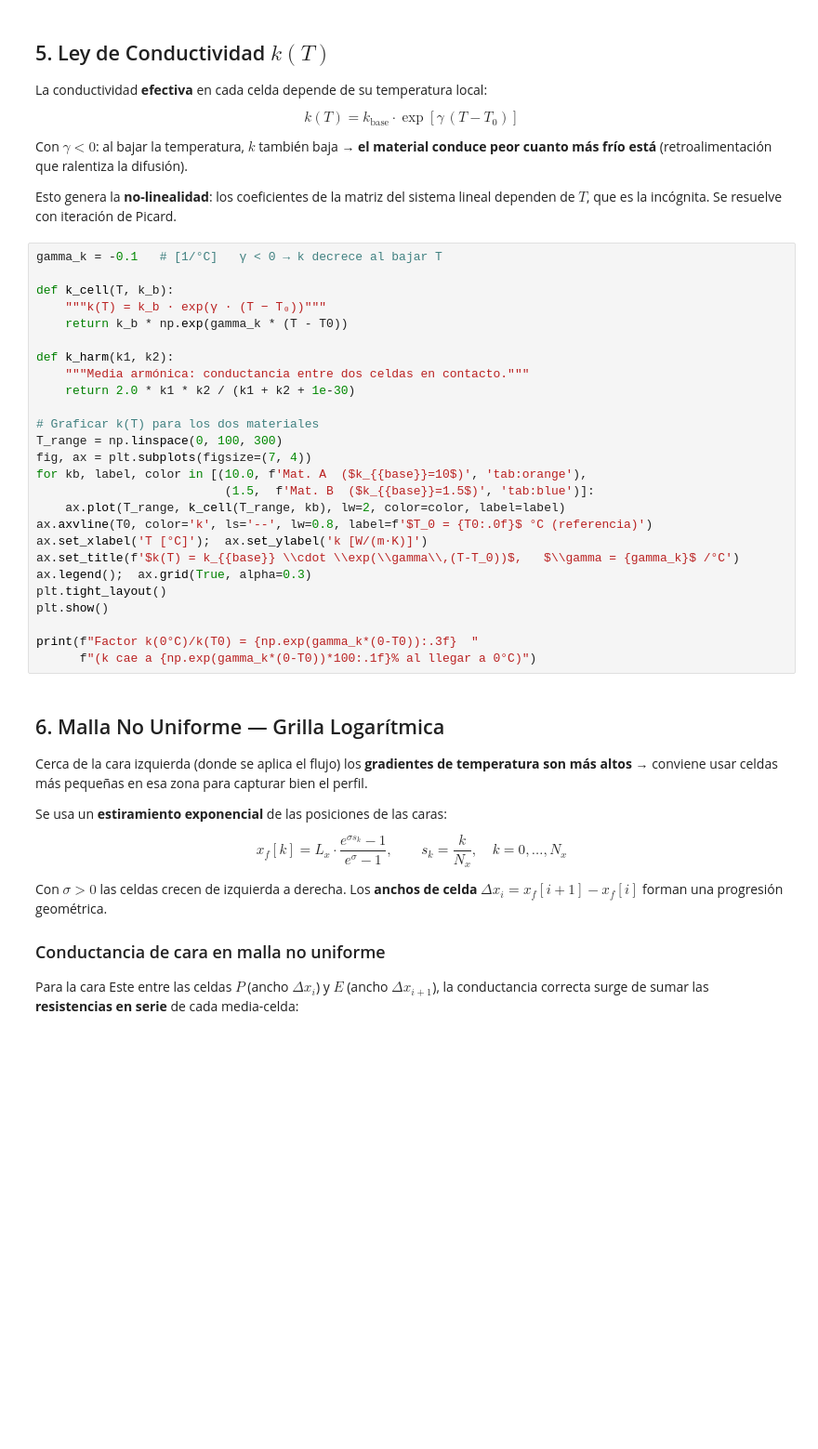
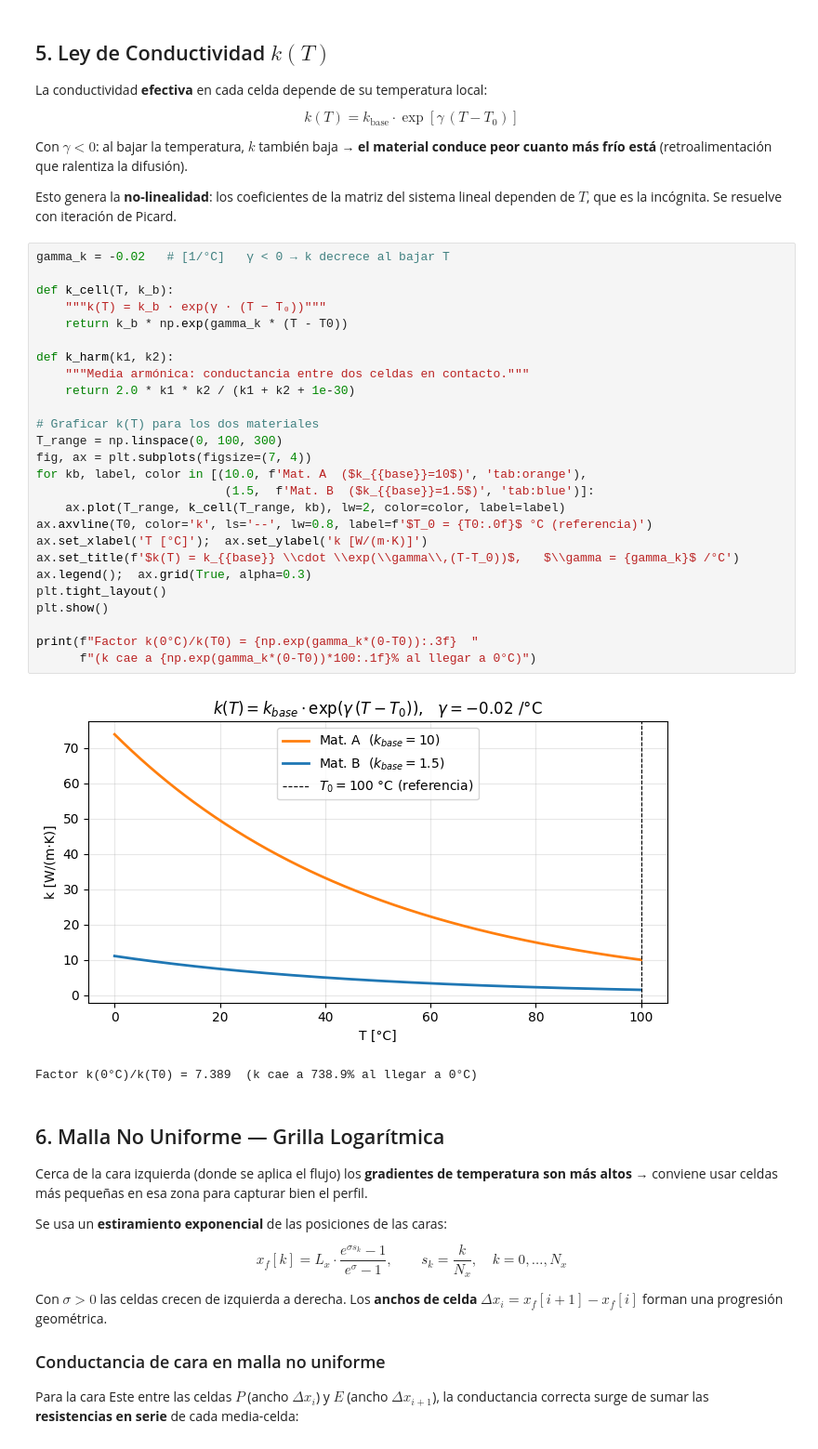
Before and after one commit to lucasbaezmiranda/sim-res-v2, a Jupyter notebook: difusion_2d_fvm_grilla_log.ipynb, the cells around one changed output. Shown at 93% size. Cells and saved outputs as stored; diff of their text form; blank space fills up the shorter version.

```diff
--- a/difusion_2d_fvm_grilla_log.ipynb
+++ b/difusion_2d_fvm_grilla_log.ipynb
@@ -136,31 +143,34 @@ Con $\gamma < 0$: al bajar la temperatura, $k$ también baja → **el material c
 
 Esto genera la **no-linealidad**: los coeficientes de la matriz del sistema lineal dependen de $T$, que es la incógnita. Se resuelve con iteración de Picard.
 # %%
-gamma_k = -0.1   # [1/°C]   γ < 0 → k decrece al bajar T
+gamma_k = -0.02   # [1/°C]   γ < 0 → k decrece al bajar T
 
 def k_cell(T, k_b):
     """k(T) = k_b · exp(γ · (T − T₀))"""
     return k_b * np.exp(gamma_k * (T - T0))
 
 def k_harm(k1, k2):
     """Media armónica: conductancia entre dos celdas en contacto."""
     return 2.0 * k1 * k2 / (k1 + k2 + 1e-30)
 
 # Graficar k(T) para los dos materiales
 T_range = np.linspace(0, 100, 300)
 fig, ax = plt.subplots(figsize=(7, 4))
 for kb, label, color in [(10.0, f'Mat. A  ($k_{{base}}=10$)', 'tab:orange'),
                           (1.5,  f'Mat. B  ($k_{{base}}=1.5$)', 'tab:blue')]:
     ax.plot(T_range, k_cell(T_range, kb), lw=2, color=color, label=label)
 ax.axvline(T0, color='k', ls='--', lw=0.8, label=f'$T_0 = {T0:.0f}$ °C (referencia)')
 ax.set_xlabel('T [°C]');  ax.set_ylabel('k [W/(m·K)]')
 ax.set_title(f'$k(T) = k_{{base}} \\cdot \\exp(\\gamma\\,(T-T_0))$,   $\\gamma = {gamma_k}$ /°C')
 ax.legend();  ax.grid(True, alpha=0.3)
 plt.tight_layout()
 plt.show()
 
 print(f"Factor k(0°C)/k(T0) = {np.exp(gamma_k*(0-T0)):.3f}  "
       f"(k cae a {np.exp(gamma_k*(0-T0))*100:.1f}% al llegar a 0°C)")
+# %% [output]
+[figure, added]
+Factor k(0°C)/k(T0) = 7.389  (k cae a 738.9% al llegar a 0°C)
 # %% [markdown]
 ## 6. Malla No Uniforme — Grilla Logarítmica
 
```
Also changed, not shown: parts of 11 cells of this notebook, 6 other files.
